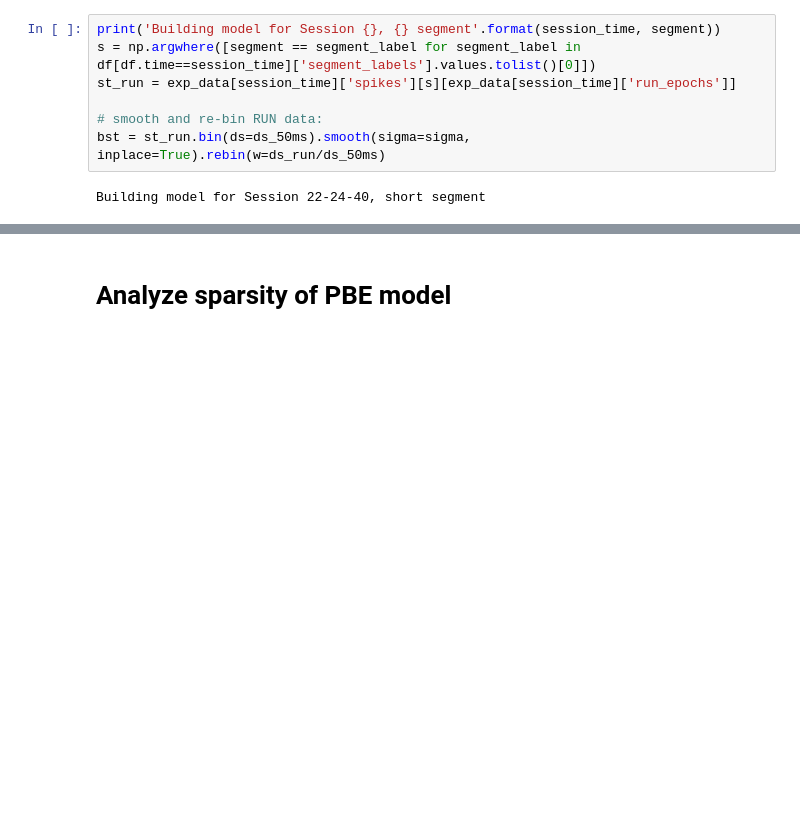
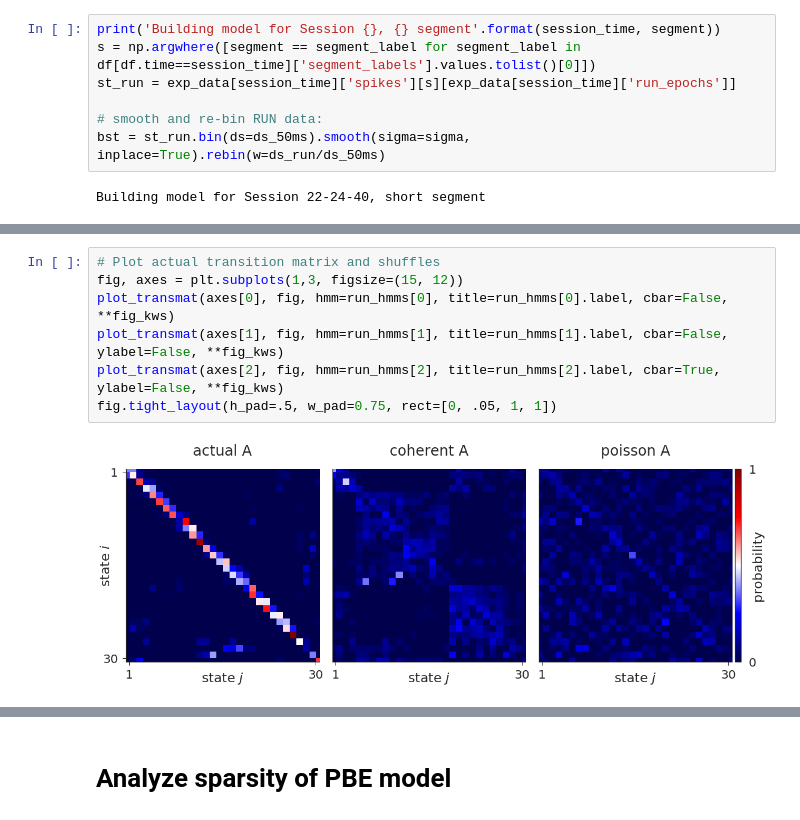
Before and after one commit to ckemere/CloudShuffles, a Jupyter notebook: Explore Latent RUN Space.ipynb, the cells around one changed output, grey strips where cells are left out. Cells and saved outputs as stored; diff of their text form; blank space fills up the shorter version.

```diff
--- a/Explore Latent RUN Space.ipynb
+++ b/Explore Latent RUN Space.ipynb
@@ -141,0 +237,9 @@ Building model for Session 22-24-40, short segment
+# %%
+# Plot actual transition matrix and shuffles
+fig, axes = plt.subplots(1,3, figsize=(15, 12))
+plot_transmat(axes[0], fig, hmm=run_hmms[0], title=run_hmms[0].label, cbar=False, **fig_kws)
+plot_transmat(axes[1], fig, hmm=run_hmms[1], title=run_hmms[1].label, cbar=False, ylabel=False, **fig_kws)
+plot_transmat(axes[2], fig, hmm=run_hmms[2], title=run_hmms[2].label, cbar=True, ylabel=False, **fig_kws)
+fig.tight_layout(h_pad=.5, w_pad=0.75, rect=[0, .05, 1, 1])
+# %% [output]
+[figure, added]
```
Also changed, not shown: parts of 22 cells of this notebook, 3 other files.
